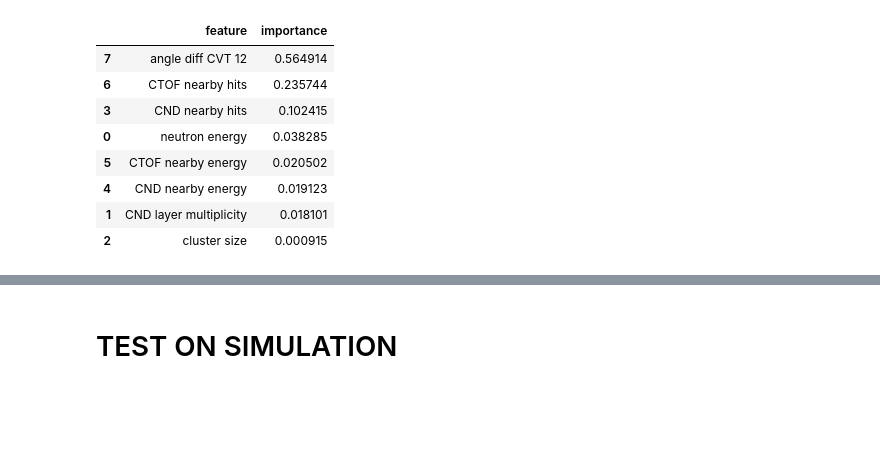
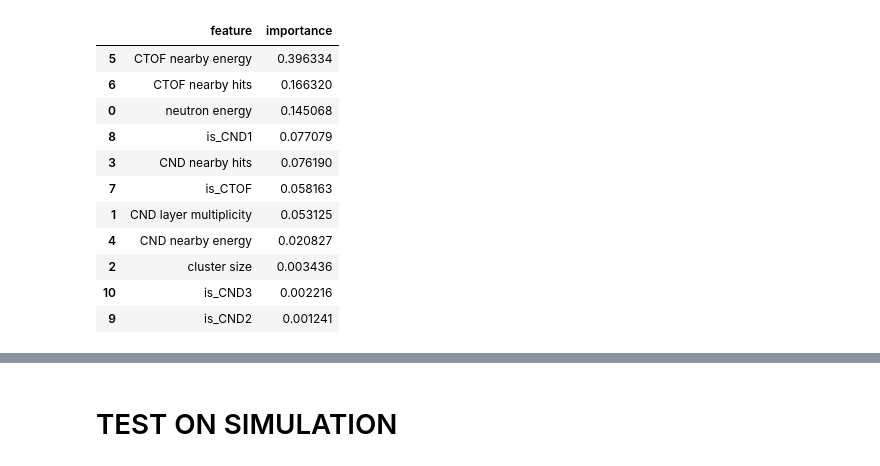
Before and after one commit to esteejus/rgm, a Jupyter notebook: NeutronVeto/D_GBT_neut.ipynb, the cells around one changed output, grey strips where cells are left out. Cells and saved outputs as stored; diff of their text form; code cells hidden in the pictures; blank space fills up the shorter version.

```diff
--- a/NeutronVeto/D_GBT_neut.ipynb
+++ b/NeutronVeto/D_GBT_neut.ipynb
@@ -11,18 +11,20 @@ from sklearn import metrics
 # CONCATENATE ALL INTO ONE TXT FILE IN BKND_TXT
 # THEN READ THAT FILE IN
 
-#cols = [0,1,3,4,5,6,7,8]
+cols = [1,2,4,5,6,7,8,9]
 
-filepath = "/lustre19/expphy/volatile/clas12/users/erins/neutron-veto/d_2gev/2gev_txt/"
+filepath = "/lustre19/expphy/volatile/clas12/users/erins/neutron-veto/d_6gev/6gev_txt/"
+#neutron_names = glob(filepath + "goodn_jus_pCD_015*.txt")
 neutron_names = glob(filepath + "goodn_jus_pCD_015*.txt")
 n_arrays = [np.genfromtxt(f, invalid_raise=False) for f in neutron_names]
-ndata = np.concatenate(n_arrays, axis=0)[:,:]
+ndata = np.concatenate(n_arrays, axis=0)[0:47000,:]
 # only 333 neutrons in e'p
 
 
+#proton_names = glob(filepath + "badn_jus_pCD_015*.txt")
 proton_names = glob(filepath + "badn_jus_pCD_015*.txt")
 p_arrays = [np.genfromtxt(f, invalid_raise=False) for f in proton_names]
-pdata = np.concatenate(p_arrays, axis=0)[:,:]
+pdata = np.concatenate(p_arrays, axis=0)[0:47000,:]
 
 
 ny = np.ones(len(ndata)) # neutrons - assigned 1
@@ -31,11 +33,11 @@ py = np.zeros(len(pdata)) # protons - assigned 0
 print(np.shape(ndata))
 print(np.shape(pdata))
 
-myX = np.concatenate((ndata,pdata),axis=0)
+myX = np.concatenate((ndata[:,1:],pdata[:,1:]),axis=0)
+#myX = np.concatenate((ndata[:,cols],pdata[:,cols]),axis=0)
 myX = np.nan_to_num(myX, nan=0)
 myY = np.concatenate((ny,py),axis=0)
 print(np.argwhere(np.isnan(myX)))
-
 # number of good neutrons (pCDn): 261,475
 # number of bad neutrons (pCDn): 476,958
 # number of good neutrons (pFDn): 8510
@@ -49,9 +51,9 @@ print(np.argwhere(np.isnan(myX)))
 # %%
 X_train, X_test, y_train, y_test = train_test_split(
-    myX,
-    myY,
+    myX[1:],
+    myY[1:],
     shuffle=True,
-    test_size=0.6,
+    test_size=0.5,
 )
 
 from sklearn.preprocessing import StandardScaler
@@ -105,31 +107,38 @@ plt.colorbar()
 # %%
 import pandas as pd
 #feature_list = ['num recon n','is_CND1 (bool)','is_CND2 (bool)','is_CND3 (bool)','num layers',
 #                'num CND hits (event)','num CND ADCs (event)','num CND TDCs (event)',
 #                'num CTOF ADCs (event)','num CTOF TDCs (event)','num CND clusters','pindex',
 #                'sector','layer','component','energy','path','num CTOF hits','CTOF energy',
 #                '4NN','corners','8NN','time','status','dedx','size','CTOF hit match',
 #                'CTOF event energy','eN_angle','x','y','z']
-feature_list = [#'layer',
-                'neutron energy',
+feature_list = ['neutron energy',
                 'CND layer multiplicity',#'z',
                 'cluster size',#'beta',
                 'CND nearby hits',
                 'CND nearby energy',
-                'CTOF nearby energy','CTOF nearby hits',
-                'angle diff CVT 12'
+                'CTOF nearby energy',
+                'CTOF nearby hits',
+                #'angle diff CVT 12',
+                #'n phi','num particles','num neutrons'
+                'is_CTOF',#'CTOF-CND sec',
+                #'CND+CTOF'
+                'is_CND1','is_CND2','is_CND3'
                 ]
 d = {'feature': feature_list, 'importance': clf.feature_importances_}
 df = pd.DataFrame(data=d)
 df.sort_values(by='importance', ascending=False)
 # %% [output]
 |  | feature | importance |
-| 7 | angle diff CVT 12 | 0.564914 |
-| 6 | CTOF nearby hits | 0.235744 |
-| 3 | CND nearby hits | 0.102415 |
-| 0 | neutron energy | 0.038285 |
-| 5 | CTOF nearby energy | 0.020502 |
-| 4 | CND nearby energy | 0.019123 |
-| 1 | CND layer multiplicity | 0.018101 |
-| 2 | cluster size | 0.000915 |
+| 5 | CTOF nearby energy | 0.396334 |
+| 6 | CTOF nearby hits | 0.166320 |
+| 0 | neutron energy | 0.145068 |
+| 8 | is_CND1 | 0.077079 |
+| 3 | CND nearby hits | 0.076190 |
+| 7 | is_CTOF | 0.058163 |
+| 1 | CND layer multiplicity | 0.053125 |
+| 4 | CND nearby energy | 0.020827 |
+| 2 | cluster size | 0.003436 |
+| 10 | is_CND3 | 0.002216 |
+| 9 | is_CND2 | 0.001241 |
 # %%
```
Also changed, not shown: parts of 8 cells of this notebook, 1 other file.
